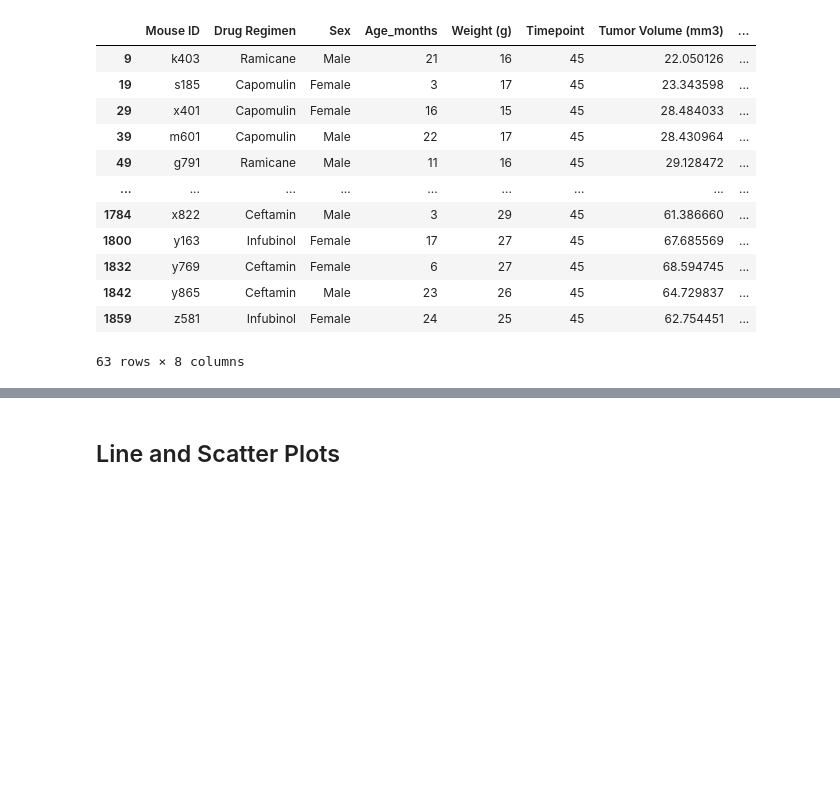
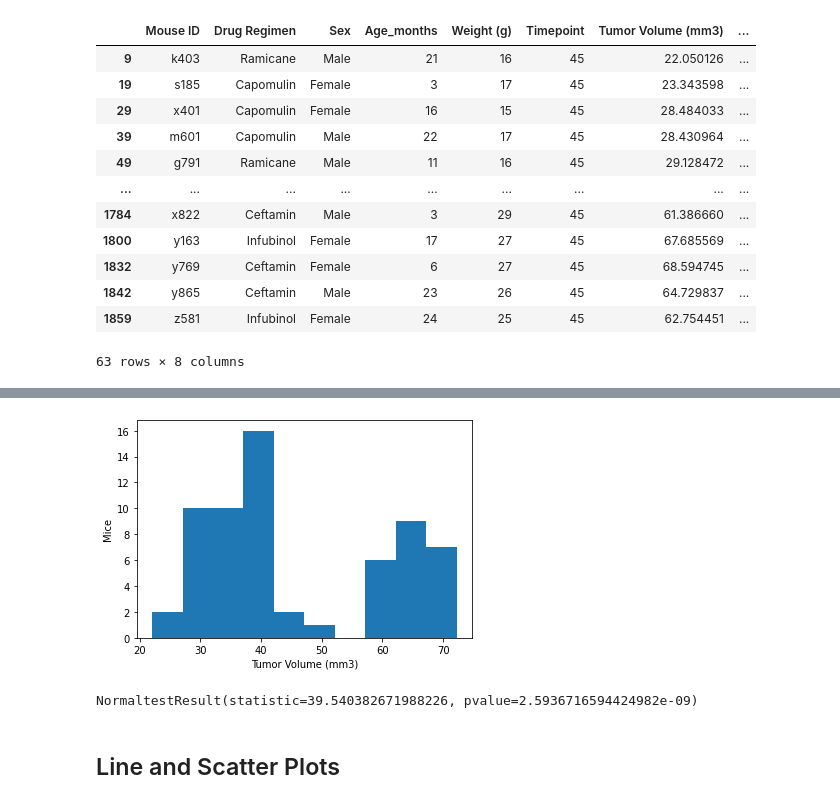
Before and after one commit to trezeget-1/Matplotlib_homework, a Jupyter notebook: 05-Matplotlib HWK/Pymaceuticals/pymaceuticals_starter.ipynb, the cells around one changed output, grey strips where cells are left out. Saved outputs shown, nothing was run; the diff lists cells and outputs as text; code cells hidden in the pictures; blank space fills up the shorter version.

```diff
--- a/05-Matplotlib HWK/Pymaceuticals/pymaceuticals_starter.ipynb
+++ b/05-Matplotlib HWK/Pymaceuticals/pymaceuticals_starter.ipynb
@@ -284,2 +357,11 @@ tumor_volume_across_promising_treatments
+# %%
+plt.hist(tumor_volume_data)
+plt.xlabel('Tumor Volume (mm3)')
+plt.ylabel('Mice')
+plt.show()
+print(sts.normaltest(tumor_volume_data.sample(63)))
+# %% [output]
+[figure, added]
+NormaltestResult(statistic=39.540382671988226, pvalue=2.5936716594424982e-09)
 # %% [markdown]
 ## Line and Scatter Plots
```
Also changed, not shown: parts of 10 cells of this notebook.
